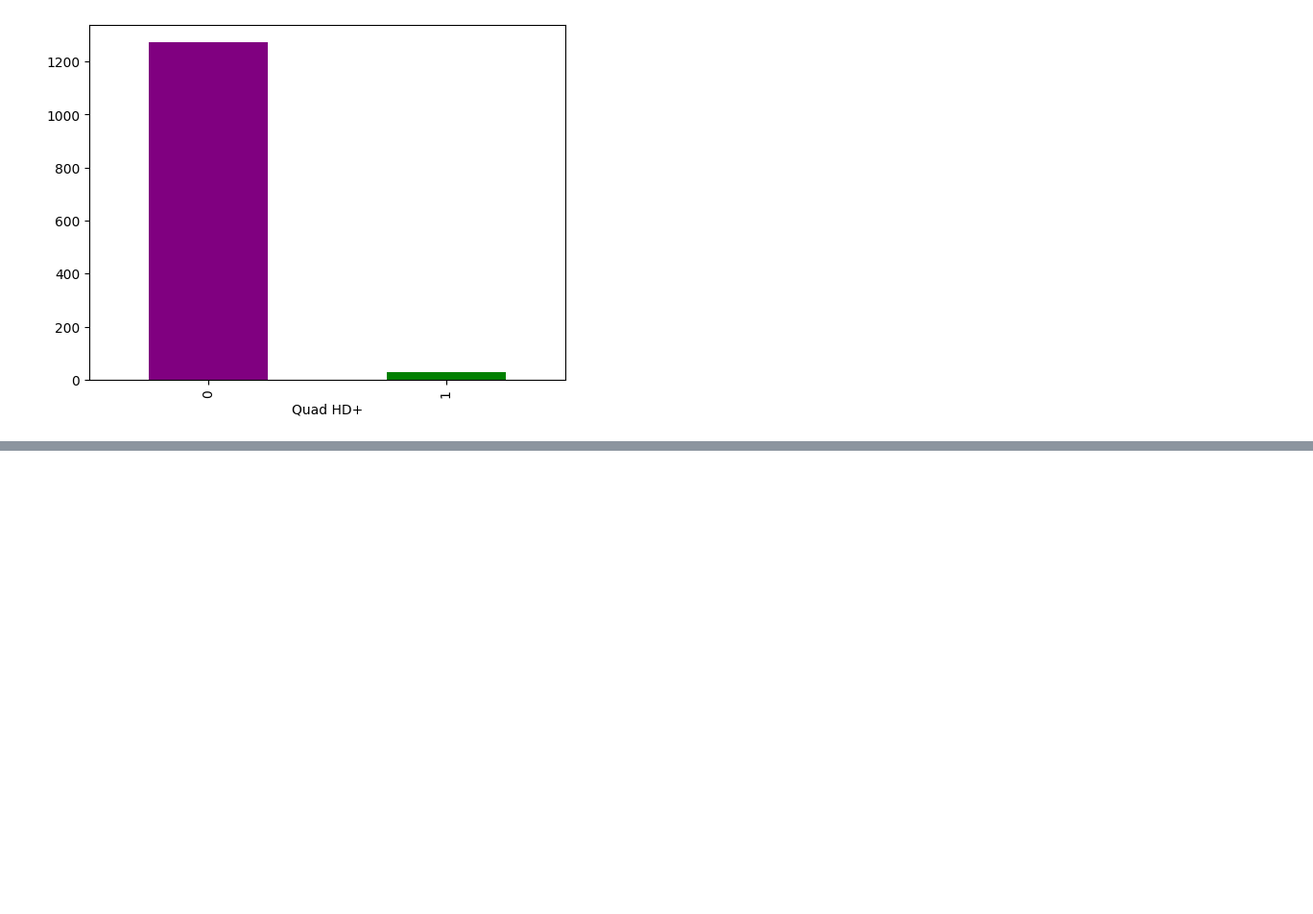
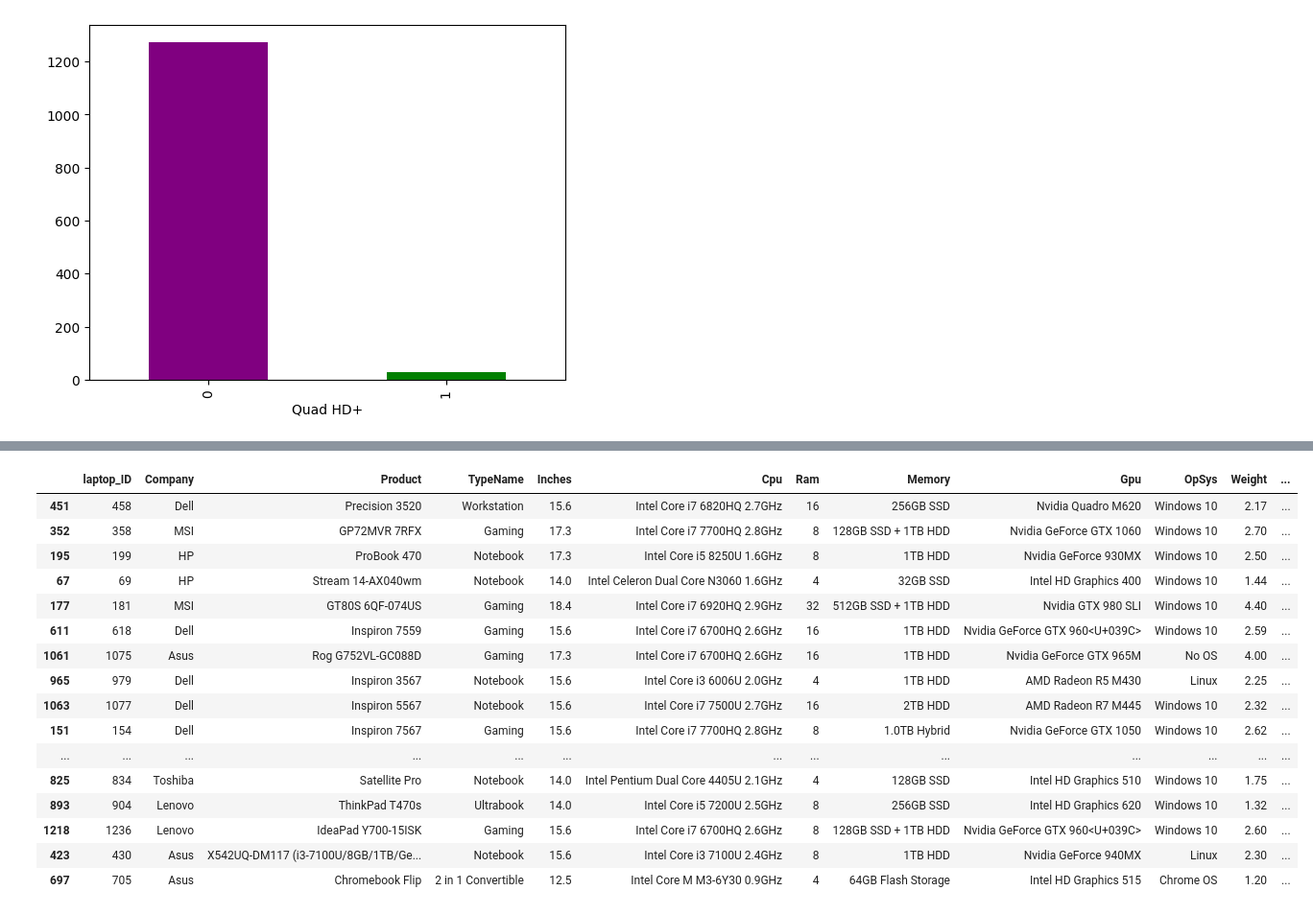
Before and after one commit to 23ME30056/Lappy_price, a Jupyter notebook: main.ipynb, the cells around one changed output, grey strips where cells are left out. Shown at 96% size. Drawn from its saved outputs; the diff is of its cells as text; code cells hidden in the pictures; blank space fills up the shorter version.

```diff
--- a/main.ipynb
+++ b/main.ipynb
@@ -238,3 +238,5 @@ df['Quad HD+'].value_counts().plot(kind = "bar",color = colors)
 # %% [output]
 <Axes: xlabel='Quad HD+'>
 [figure]
+# %%
+df[['width', 'height']] = df['ScreenResolution'].str.split('x', expand=True)
@@ -240,0 +252,5 @@ df['Quad HD+'].value_counts().plot(kind = "bar",color = colors)
+# %%
+# Extracting  numeric values from the 'description' column
+df['width'] = df['width'].astype(str)
+df['width'] = df['width'].str.extract('(\d+)').astype(int)
+df.head()
@@ -240,0 +319,20 @@ df['Quad HD+'].value_counts().plot(kind = "bar",color = colors)
+# %%
+df.sample(20)
+# %% [output]
+|  | laptop_ID | Company | Product | TypeName | Inches | Cpu | Ram | Memory | Gpu | OpSys | Weight | ... |
+| 451 | 458 | Dell | Precision 3520 | Workstation | 15.6 | Intel Core i7 6820HQ 2.7GHz | 16 | 256GB SSD | Nvidia Quadro M620 | Windows 10 | 2.17 | ... |
+| 352 | 358 | MSI | GP72MVR 7RFX | Gaming | 17.3 | Intel Core i7 7700HQ 2.8GHz | 8 | 128GB SSD + 1TB HDD | Nvidia GeForce GTX 1060 | Windows 10 | 2.70 | ... |
+| 195 | 199 | HP | ProBook 470 | Notebook | 17.3 | Intel Core i5 8250U 1.6GHz | 8 | 1TB HDD | Nvidia GeForce 930MX | Windows 10 | 2.50 | ... |
+| 67 | 69 | HP | Stream 14-AX040wm | Notebook | 14.0 | Intel Celeron Dual Core N3060 1.6GHz | 4 | 32GB SSD | Intel HD Graphics 400 | Windows 10 | 1.44 | ... |
+| 177 | 181 | MSI | GT80S 6QF-074US | Gaming | 18.4 | Intel Core i7 6920HQ 2.9GHz | 32 | 512GB SSD + 1TB HDD | Nvidia GTX 980 SLI | Windows 10 | 4.40 | ... |
+| 611 | 618 | Dell | Inspiron 7559 | Gaming | 15.6 | Intel Core i7 6700HQ 2.6GHz | 16 | 1TB HDD | Nvidia GeForce GTX 960<U+039C> | Windows 10 | 2.59 | ... |
+| 1061 | 1075 | Asus | Rog G752VL-GC088D | Gaming | 17.3 | Intel Core i7 6700HQ 2.6GHz | 16 | 1TB HDD | Nvidia GeForce GTX 965M | No OS | 4.00 | ... |
+| 965 | 979 | Dell | Inspiron 3567 | Notebook | 15.6 | Intel Core i3 6006U 2.0GHz | 4 | 1TB HDD | AMD Radeon R5 M430 | Linux | 2.25 | ... |
+| 1063 | 1077 | Dell | Inspiron 5567 | Notebook | 15.6 | Intel Core i7 7500U 2.7GHz | 16 | 2TB HDD | AMD Radeon R7 M445 | Windows 10 | 2.32 | ... |
+| 151 | 154 | Dell | Inspiron 7567 | Gaming | 15.6 | Intel Core i7 7700HQ 2.8GHz | 8 | 1.0TB Hybrid | Nvidia GeForce GTX 1050 | Windows 10 | 2.62 | ... |
+| ... | ... | ... | ... | ... | ... | ... | ... | ... | ... | ... | ... | ... |
+| 825 | 834 | Toshiba | Satellite Pro | Notebook | 14.0 | Intel Pentium Dual Core 4405U 2.1GHz | 4 | 128GB SSD | Intel HD Graphics 510 | Windows 10 | 1.75 | ... |
+| 893 | 904 | Lenovo | ThinkPad T470s | Ultrabook | 14.0 | Intel Core i5 7200U 2.5GHz | 8 | 256GB SSD | Intel HD Graphics 620 | Windows 10 | 1.32 | ... |
+| 1218 | 1236 | Lenovo | IdeaPad Y700-15ISK | Gaming | 15.6 | Intel Core i7 6700HQ 2.6GHz | 8 | 128GB SSD + 1TB HDD | Nvidia GeForce GTX 960<U+039C> | Windows 10 | 2.60 | ... |
+| 423 | 430 | Asus | X542UQ-DM117 (i3-7100U/8GB/1TB/Ge... | Notebook | 15.6 | Intel Core i3 7100U 2.4GHz | 8 | 1TB HDD | Nvidia GeForce 940MX | Linux | 2.30 | ... |
+| 697 | 705 | Asus | Chromebook Flip | 2 in 1 Convertible | 12.5 | Intel Core M M3-6Y30 0.9GHz | 4 | 64GB Flash Storage | Intel HD Graphics 515 | Chrome OS | 1.20 | ... |
```
Also changed, not shown: parts of 12 cells of this notebook.
